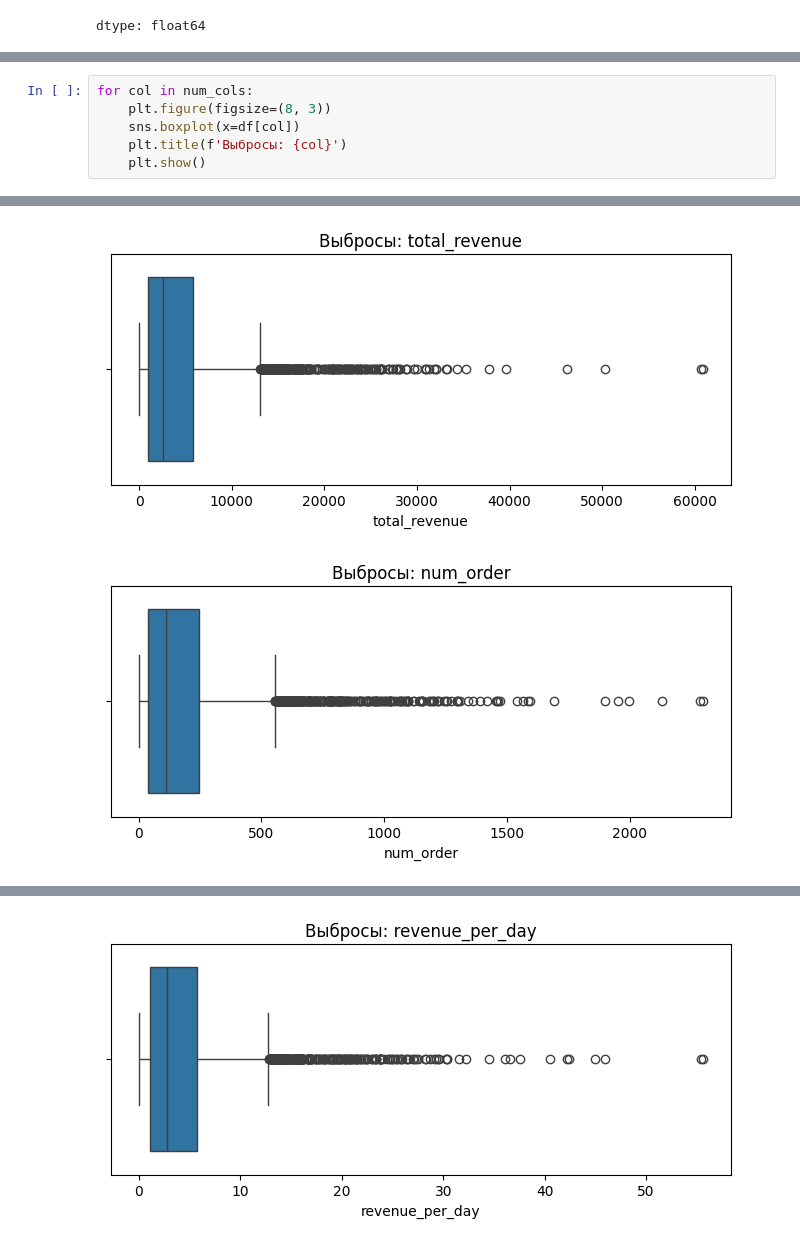
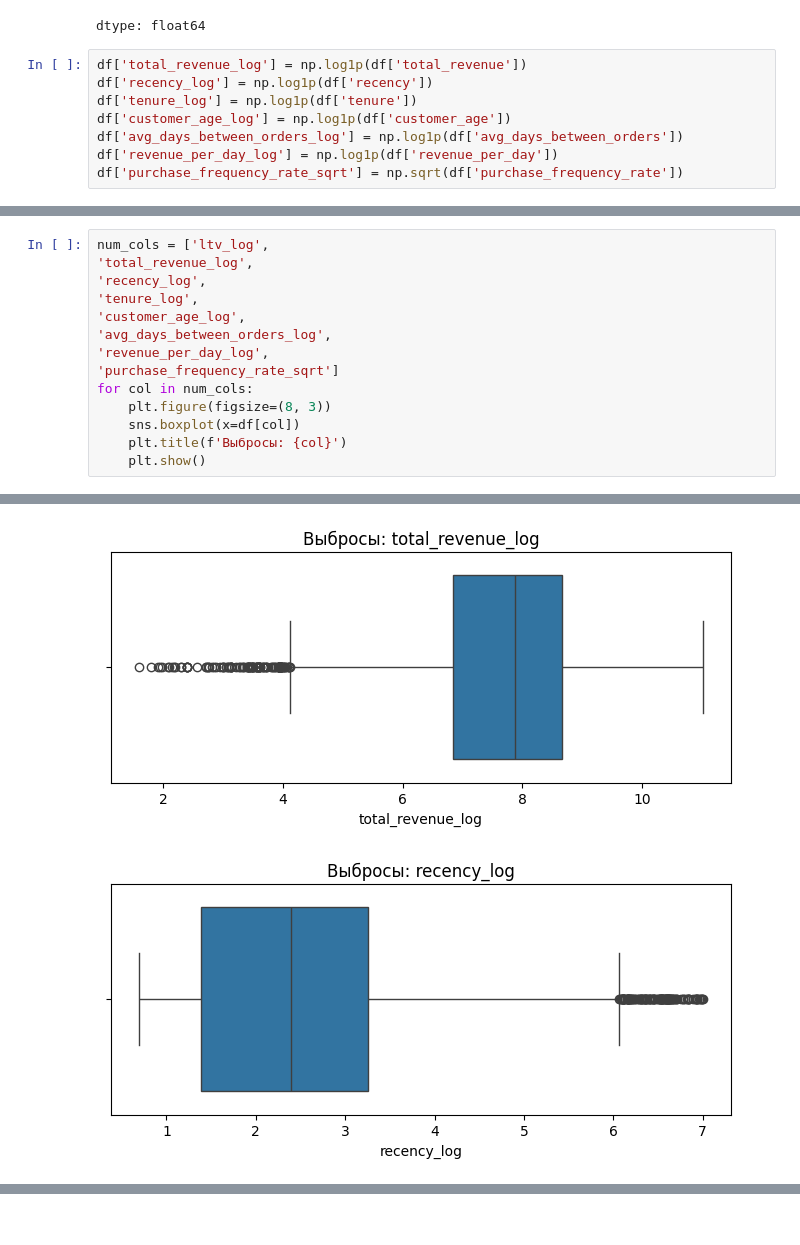
Before and after one commit to arlinrus/vkr, a Jupyter notebook: diplom.ipynb, the cells around one changed output, grey strips where cells are left out. Drawn from its saved outputs; the diff is of its cells as text.

```diff
--- a/diplom.ipynb
+++ b/diplom.ipynb
@@ -549,4 +549,12 @@ df.corr(numeric_only=True)['ltv_log'].sort_values()
 | ltv | 0.753520 |
 | ltv_log | 1.000000 |
 dtype: float64
+# %%
+df['total_revenue_log'] = np.log1p(df['total_revenue'])
+df['recency_log'] = np.log1p(df['recency'])
+df['tenure_log'] = np.log1p(df['tenure'])
+df['customer_age_log'] = np.log1p(df['customer_age'])
+df['avg_days_between_orders_log'] = np.log1p(df['avg_days_between_orders'])
+df['revenue_per_day_log'] = np.log1p(df['revenue_per_day'])
+df['purchase_frequency_rate_sqrt'] = np.sqrt(df['purchase_frequency_rate'])
 # %%
@@ -558,4 +573,12 @@ for idx, feature in enumerate(df.columns):
 # %%
+num_cols = ['ltv_log',
+'total_revenue_log',
+'recency_log',
+'tenure_log',
+'customer_age_log',
+'avg_days_between_orders_log',
+'revenue_per_day_log',
+'purchase_frequency_rate_sqrt']
 for col in num_cols:
     plt.figure(figsize=(8, 3))
     sns.boxplot(x=df[col])
@@ -566,2 +589,2 @@ for col in num_cols:
-[figure, old version]
+[figure, new version]
-[figure, old version]
+[figure, new version]
@@ -573 +595,0 @@ for col in num_cols:
-[figure, removed]
```
Also changed, not shown: parts of 3 cells of this notebook.
